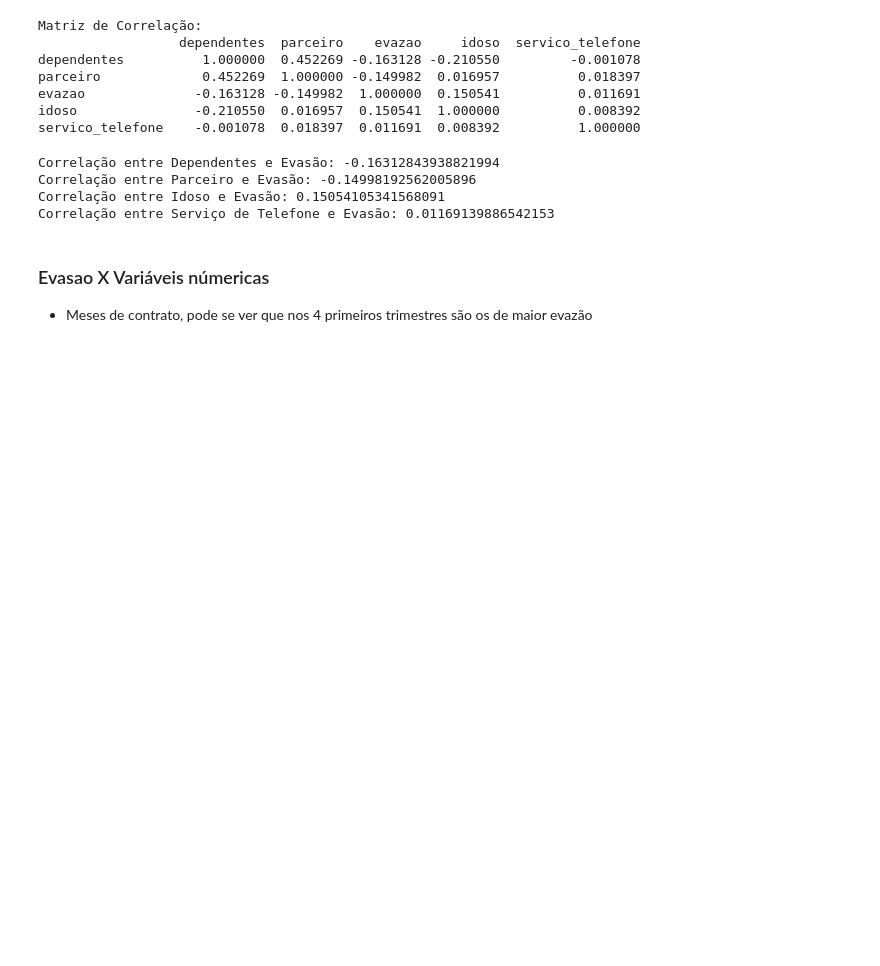
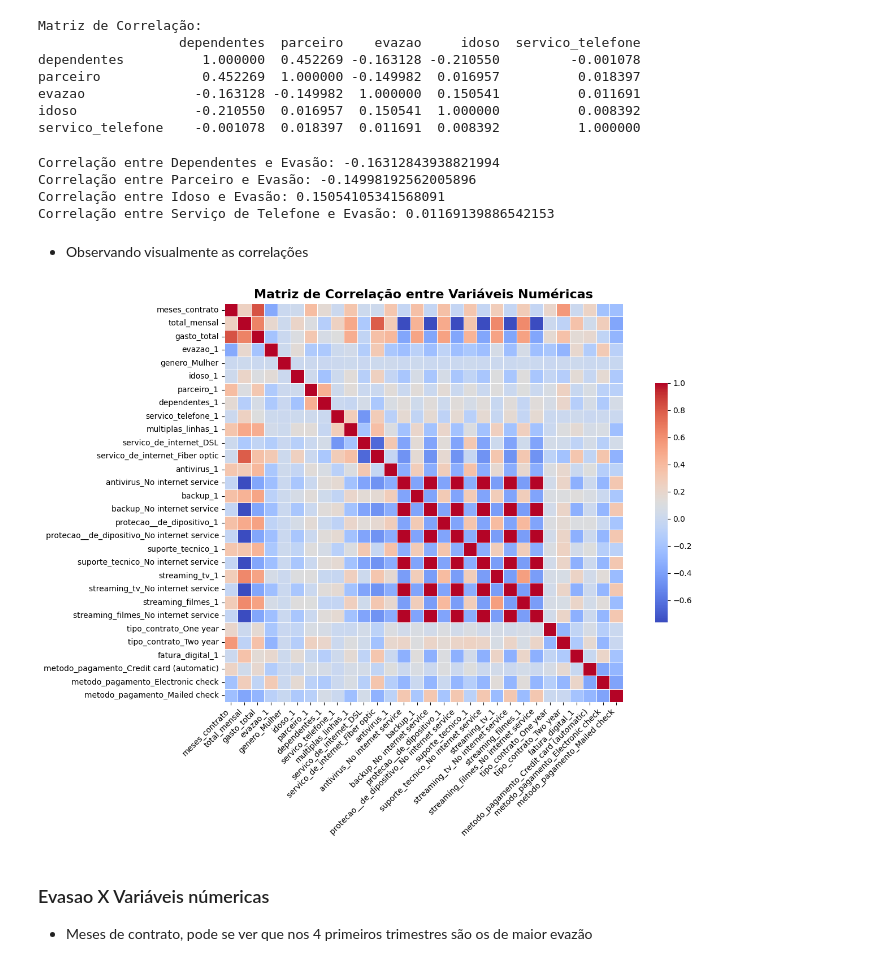
Before and after one commit to OliveiraGmo/Chalenge_TeleconX_alura, a Jupyter notebook: Gabriel_Monteiro_Challenge_TeleconX.ipynb, the cells around one changed output. Cells and saved outputs as stored; diff of their text form; code cells hidden in the pictures; blank space fills up the shorter version.

```diff
--- a/Gabriel_Monteiro_Challenge_TeleconX.ipynb
+++ b/Gabriel_Monteiro_Challenge_TeleconX.ipynb
@@ -491,6 +490,40 @@ Correlação entre Dependentes e Evasão: -0.16312843938821994
 Correlação entre Parceiro e Evasão: -0.14998192562005896
 Correlação entre Idoso e Evasão: 0.15054105341568091
 Correlação entre Serviço de Telefone e Evasão: 0.01169139886542153
+# %% [markdown]
+* Observando visualmente as correlações
+# %%
+import matplotlib.pyplot as plt
+import seaborn as sns
+import pandas as pd
+
+var_corr = ['evazao', 'genero', 'idoso', 'parceiro', 'dependentes',
+        'servico_telefone', 'multiplas_linhas',
+       'servico_de_internet', 'antivirus', 'backup', 'protecao__de_dipositivo',
+       'suporte_tecnico', 'streaming_tv', 'streaming_filmes', 'tipo_contrato',
+       'fatura_digital', 'metodo_pagamento'] # Excluded 'gasto_total' and 'total_mensal' as they are already numerical
+
+df = pd.get_dummies(dados, columns=var_corr, drop_first=True)
+
+# Convert boolean columns to int (0 or 1)
+for col in df.columns:
+    if df[col].dtype == 'bool':
+        df[col] = df[col].astype(int)
+
+df_corr = df.corr(numeric_only=True)
+
+plt.figure(figsize=(14, 10))
+
+sns.heatmap(df_corr, cmap='coolwarm', annot=False, fmt='.2f', square=True, # Changed annot to False for better readability with many columns
+            linewidths=.5, cbar_kws={"shrink": .6})
+
+plt.title('Matriz de Correlação entre Variáveis Numéricas', fontsize=16, weight='bold')
+plt.xticks(rotation=45, ha='right')
+plt.yticks(rotation=0)
+plt.tight_layout()
+plt.show()
+# %% [output]
+[figure, added]
 # %% [markdown]
 ### Evasao X Variáveis númericas
 
```
Also changed, not shown: parts of 5 cells of this notebook.
